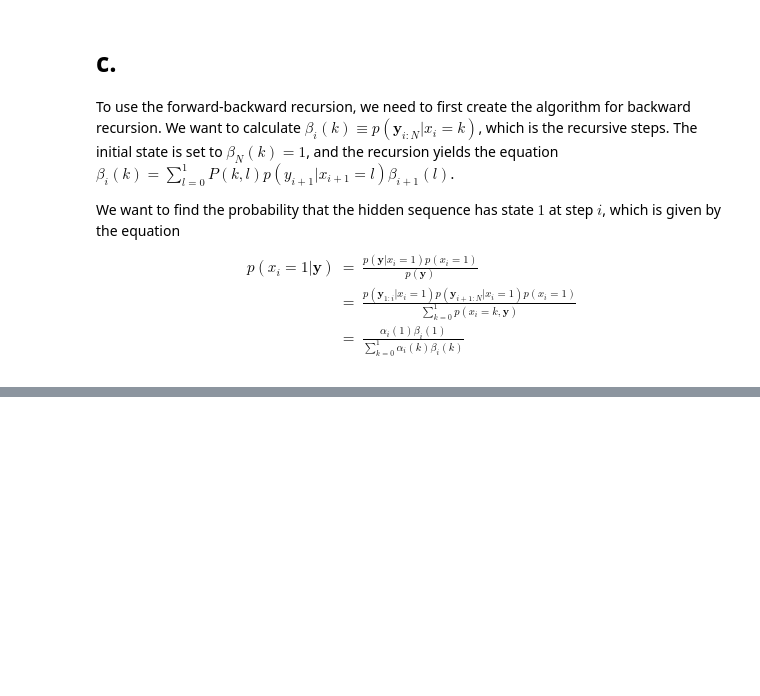
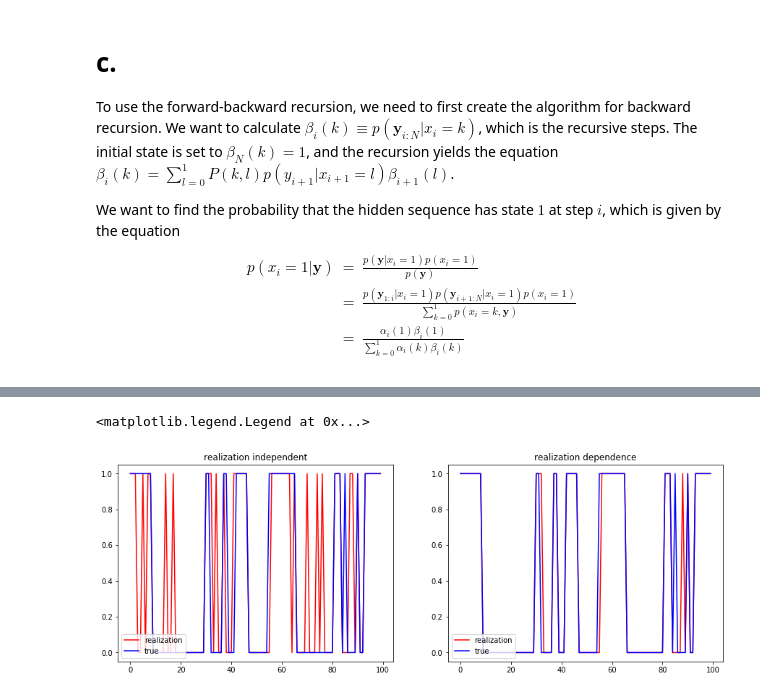
Before and after one commit to berild/mssdvia, a Jupyter notebook: hidden-markov-models/ExerciseBsol.ipynb, the cells around one changed output, grey strips where cells are left out. Saved outputs shown, nothing was run; the diff lists cells and outputs as text; code cells hidden in the pictures; blank space fills up the shorter version.

```diff
--- a/hidden-markov-models/ExerciseBsol.ipynb
+++ b/hidden-markov-models/ExerciseBsol.ipynb
@@ -160,0 +187,17 @@ plt.plot(np.linspace(1,x_rel.size,x_rel.size),x_rel)
+# %%
+np.random.seed(123)
+x_rel2 = r_mc(strict_state_prob,100)
+
+
+plt.figure(figsize=(15, 5))
+plt.subplot(121)
+plt.plot(x_rel2,'r',x[0:100],'b')
+plt.title("realization independent")
+plt.legend(["realization","true"],loc= "lower left")
+plt.subplot(122)
+plt.plot(x_rel,'r',x[0:100],'b')
+plt.title("realization dependence")
+plt.legend(["realization","true"],loc= "lower left")
+# %% [output]
+<matplotlib.legend.Legend at 0x...>
+[figure, added]
```
Also changed, not shown: parts of 6 cells of this notebook.
